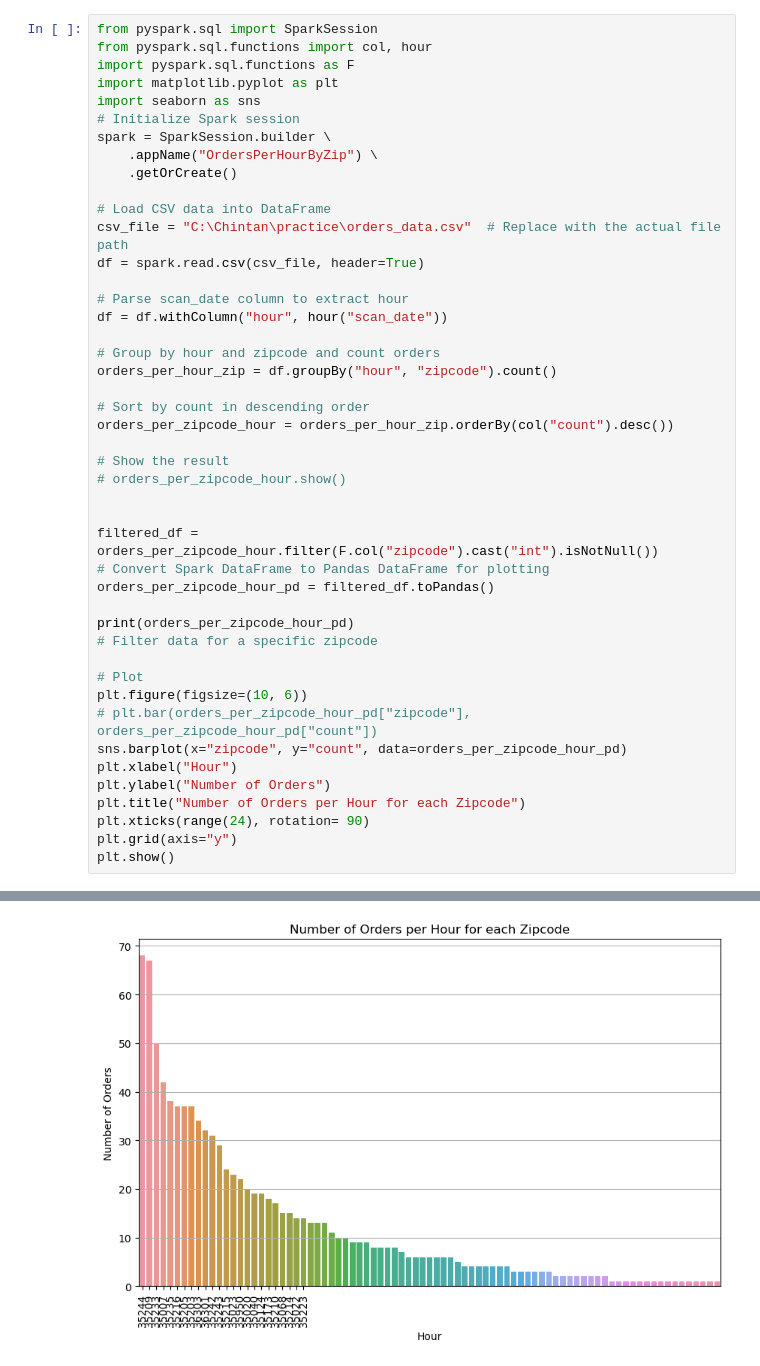
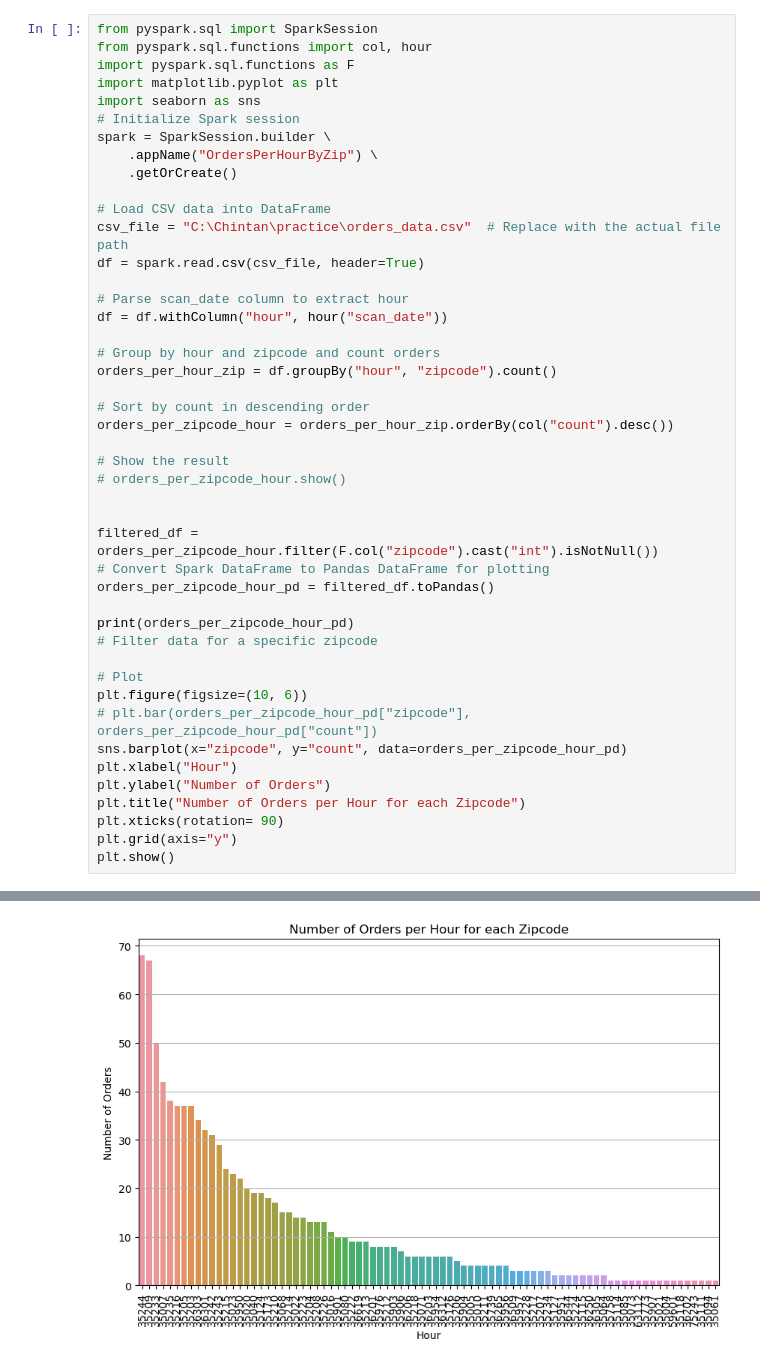
Before and after one commit to chintanrabadiya/Chintan_portfolio, a Jupyter notebook: pro/abc.ipynb, the cells around one changed output, grey strips where cells are left out. Drawn from its saved outputs; the diff is of its cells as text.

```diff
--- a/pro/abc.ipynb
+++ b/pro/abc.ipynb
@@ -30,33 +30,33 @@ filtered_df = orders_per_zipcode_hour.filter(F.col("zipcode").cast("int").isNotN
 # Convert Spark DataFrame to Pandas DataFrame for plotting
 orders_per_zipcode_hour_pd = filtered_df.toPandas()
 
 print(orders_per_zipcode_hour_pd)
 # Filter data for a specific zipcode
 
 # Plot
 plt.figure(figsize=(10, 6))
 # plt.bar(orders_per_zipcode_hour_pd["zipcode"], orders_per_zipcode_hour_pd["count"])
 sns.barplot(x="zipcode", y="count", data=orders_per_zipcode_hour_pd)
 plt.xlabel("Hour")
 plt.ylabel("Number of Orders")
 plt.title("Number of Orders per Hour for each Zipcode")
-plt.xticks(range(24), rotation= 90)
+plt.xticks(rotation= 90)
 plt.grid(axis="y")
 plt.show()
 # %% [output]
     hour zipcode  count
 0     18   35244     68
 1     18   35209     67
 2     18   35233     50
 3     18   35007     42
 4     18   35235     38
 ..   ...     ...    ...
 78    18   36202      1
 79    18   75243      1
 80    18   35111      1
 81    18   35094      1
 82    18   35061      1
 
 [83 rows x 3 columns]
-[figure, old version]
+[figure, new version]
 # %%
```
Also changed, not shown: parts of 1 cell of this notebook.
